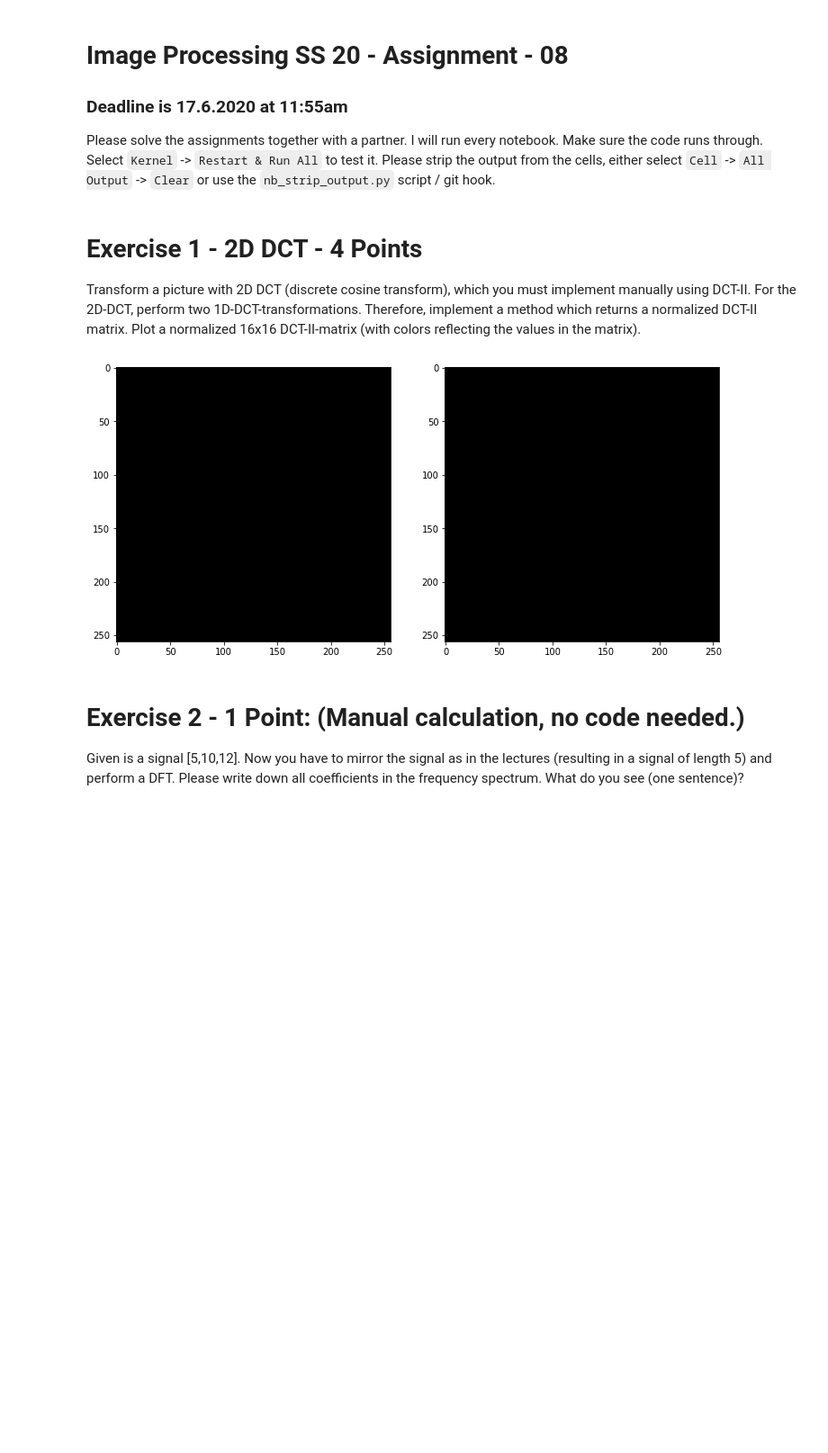
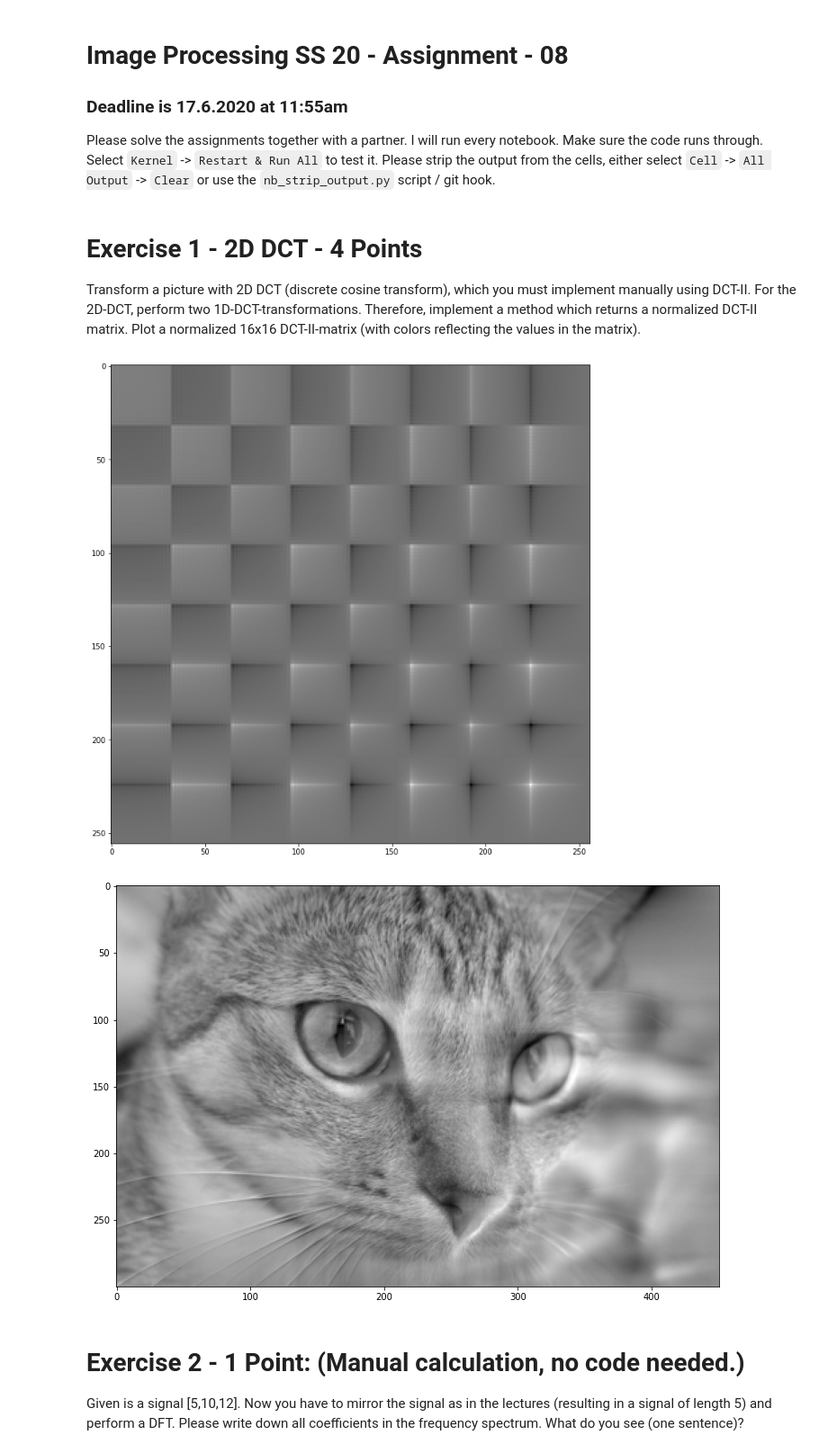
Before and after one commit to oleksa-oleksa/Image_Processing_SS2020_FU_Berlin, a Jupyter notebook: assignments/08_assignment.ipynb, the cells around one changed output. Shown at 90% size. Drawn from its saved outputs; the diff is of its cells as text; code cells hidden in the pictures; blank space fills up the shorter version.

Commit message:
DCT-II seems to work, doing inverse transformation to check the solution

```diff
--- a/assignments/08_assignment.ipynb
+++ b/assignments/08_assignment.ipynb
@@ -41,30 +41,9 @@ def dct1d(line):
     N = len(line)
     result = np.zeros(N, dtype=float)
 
-    '''
-    for k in range(N):
-        tmp = 0
-        for n in range(N):
-            tmp += line[k] * np.cos((np.pi / N)* (n + 0.5) * k)
-        result[k] = tmp
-
-
-
     ns = np.arange(N)
     for k in range(N):
         result[k] = np.sum(line[ns]*np.cos((np.pi*(ns+0.5)*k)/N))
-
-
-    for k in range(N):
-        xk = 0
-        for n in range(N):
-            xk += line[n]*np.cos((np.pi/N)*(n+0.5)*k)
-        result[k] = xk
-
-    # for k in range(N):
-    #   result[k] = np.sum(line[k] * np.cos((np.pi / N)* (k + 0.5) * k))
-    '''
-
 
     return result
 
@@ -75,53 +54,63 @@ def dct2d(img):
     """
     # your code here
     N1 = img.shape[0]
     N2 = img.shape[1]
     first = np.ones([N1, N2], dtype=float)
     second = np.ones([N1, N2], dtype=float)
 
-    '''
     # the one-dimensional DCT-II performed along the rows
     first = np.apply_along_axis(dct1d, 0, img)
-    second = np.apply_along_axis(dct1d, 0, first)
-    print("debug")
+    # along the columns
+    second = np.apply_along_axis(dct1d, 1, first)
+    # print("debug")
     return second
-    '''
-    for n1 in range(N1):
-        first[n1,:] = dct1d(img[n1,:])
-    for n2 in range(N2):
-        second[:,n2] = dct1d(first[:,n2])
-    return second
+
+
+def inv_dct1d(line):
+
+    N = len(line)
+    result = np.zeros(N, dtype=float)
+
+    ns = np.arange(1, N)
+    for k in range(N):
+        result[k] = 0.5 * line[0] + np.sum(line[ns]*np.cos((np.pi*(ns+0.5)*k)/N))
+
+    return result * (2 / N)
+
 
 def inv_dct2d(x):
     """
     Returns the 2d inverse discrete cosine transformation
+    The inverse of DCT-II is DCT-III multiplied by 2/N an
     """
     # your code here
-    return numpy_ifft2(x)
+    N1 = x.shape[0]
+    N2 = x.shape[1]
+    first = np.ones([N1, N2], dtype=float)
+    second = np.ones([N1, N2], dtype=float)
+
+    first = np.apply_along_axis(inv_dct1d, 0, x)
+    second = np.apply_along_axis(inv_dct1d, 1, first)
+    return second
 
 def chess_board(n=8, field_size=32):
     board = np.zeros((n*field_size, n*field_size))
     s = field_size
     for i in range(n):
         for j in range(n):
             if (i + j) % 2 == 0:
                 board[i*s:(i+1)*s, j*s:(j+1)*s] = 1
     return board
 
 
 
-#for pic in [chess_board(), rgb2gray(chelsea())/255]:
-for pic in [chess_board()/255]:
-
-    plt.subplot(121)
-    #plt.imshow(np.real(dct2d(pic)), cmap='gray')
-    plt.imshow(dct2d(pic), cmap='gray')
-    plt.subplot(122)
-    #plt.imshow(np.imag(dct2d(pic)), cmap='gray')
-    plt.imshow(dct2d(pic), cmap='gray')
+for pic in [chess_board(), rgb2gray(chelsea())/255]:
+    #plt.imshow(dct2d(pic), cmap='gray')
+    plt.imshow(inv_dct2d(dct2d(pic)), cmap='gray')
     plt.show()
 # %% [output]
-[figure, old version]
+[figure, new version]
+[figure, added]
 # %% [markdown]
 # Exercise 2 - 1 Point: (Manual calculation, no code needed.)
 
```
